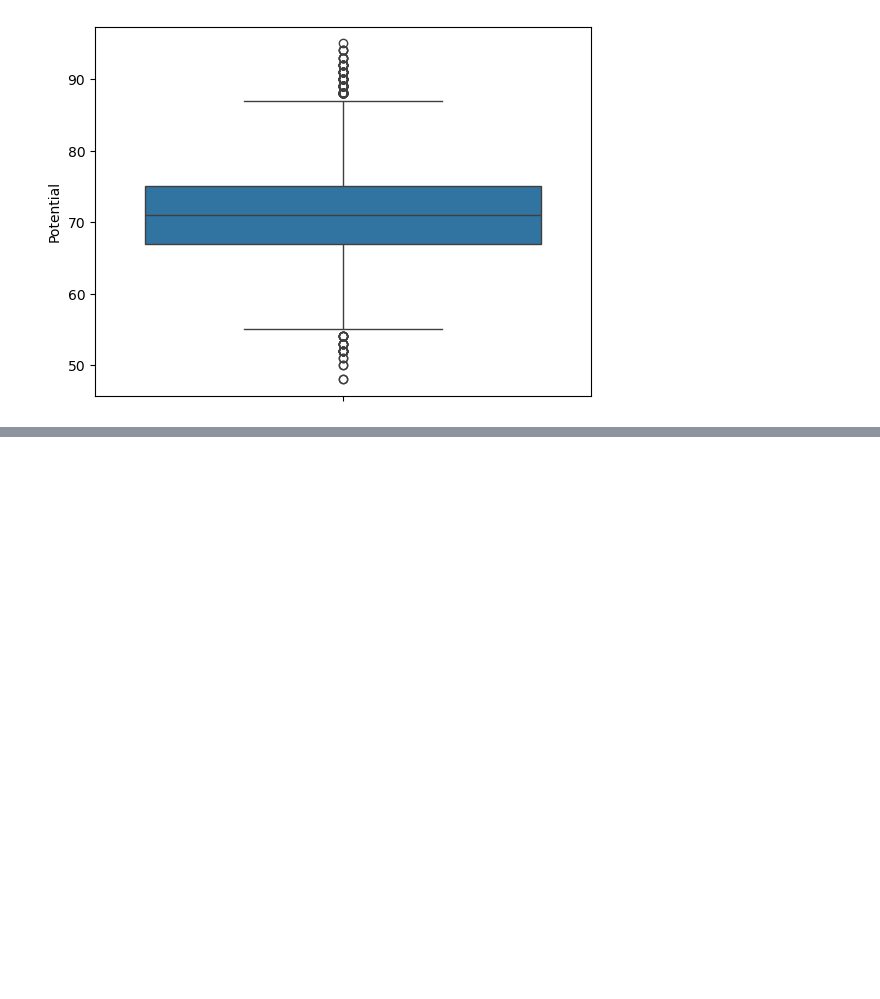
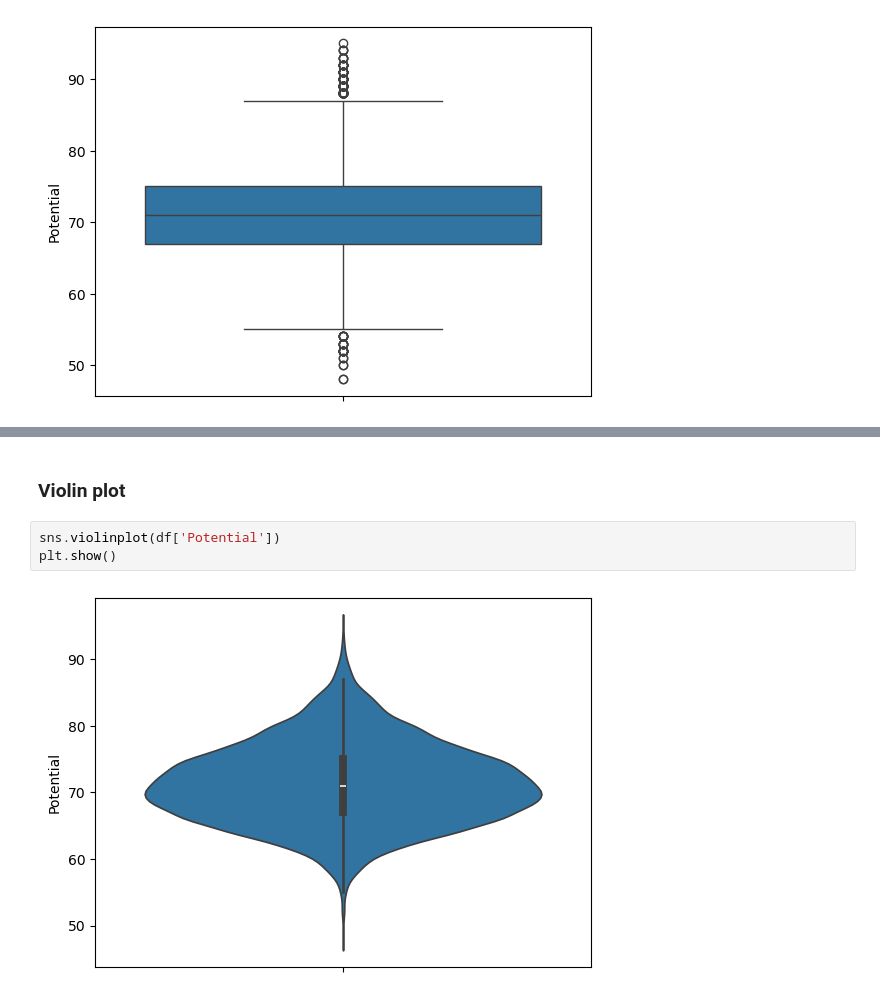
Before and after one commit to cyberscorpion/fync-cohort-7, a Jupyter notebook: 15. Seaborn charts.ipynb, the cells around one changed output, grey strips where cells are left out. Cells and saved outputs as stored; diff of their text form; blank space fills up the shorter version.

```diff
--- a/15. Seaborn charts.ipynb
+++ b/15. Seaborn charts.ipynb
@@ -273,0 +274,7 @@ plt.show()
+# %% [markdown]
+### Violin plot
+# %%
+sns.violinplot(df['Potential'])
+plt.show()
+# %% [output]
+[figure, added]
```
Also changed, not shown: parts of 4 cells of this notebook.
